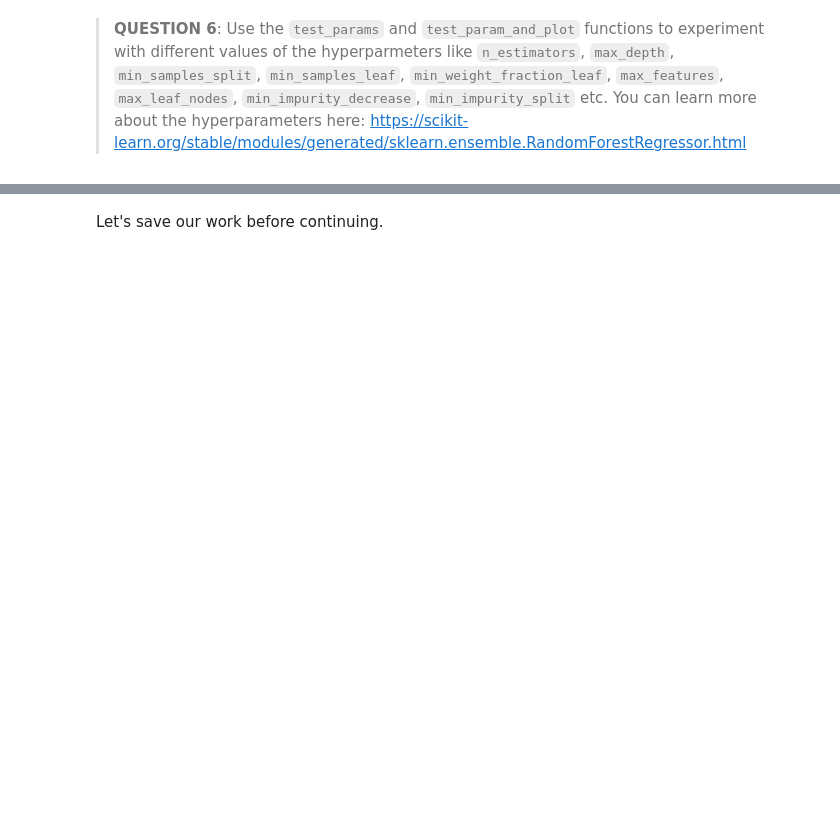
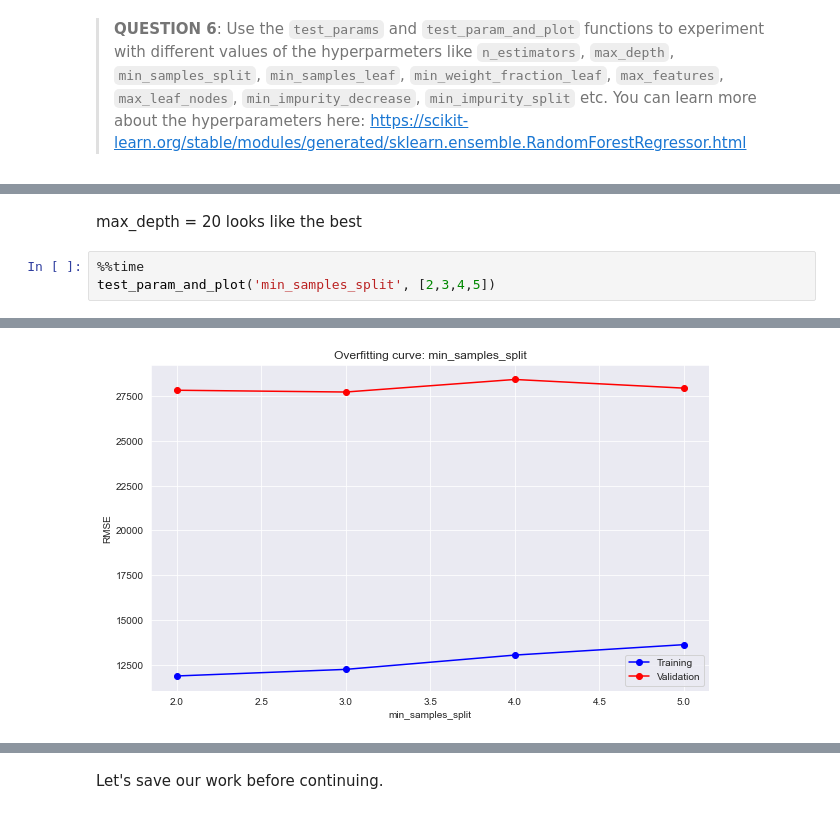
Before and after one commit to Surfix/Learn2, a Jupyter notebook: Jovian/python-random-forests-assignment/python-random-forests-assignment.ipynb, the cells around one changed output, grey strips where cells are left out. Drawn from its saved outputs; the diff is of its cells as text; blank space fills up the shorter version.

```diff
--- a/Jovian/python-random-forests-assignment/python-random-forests-assignment.ipynb
+++ b/Jovian/python-random-forests-assignment/python-random-forests-assignment.ipynb
@@ -259,0 +418,6 @@ jovian.commit()
+# %% [markdown]
+max_depth = 20 looks like the best
+# %%
+%%time
+test_param_and_plot('min_samples_split', [2,3,4,5])
+# %% [output]
@@ -259,0 +425 @@ jovian.commit()
+[figure, added]
```
Also changed, not shown: parts of 54 cells of this notebook.
